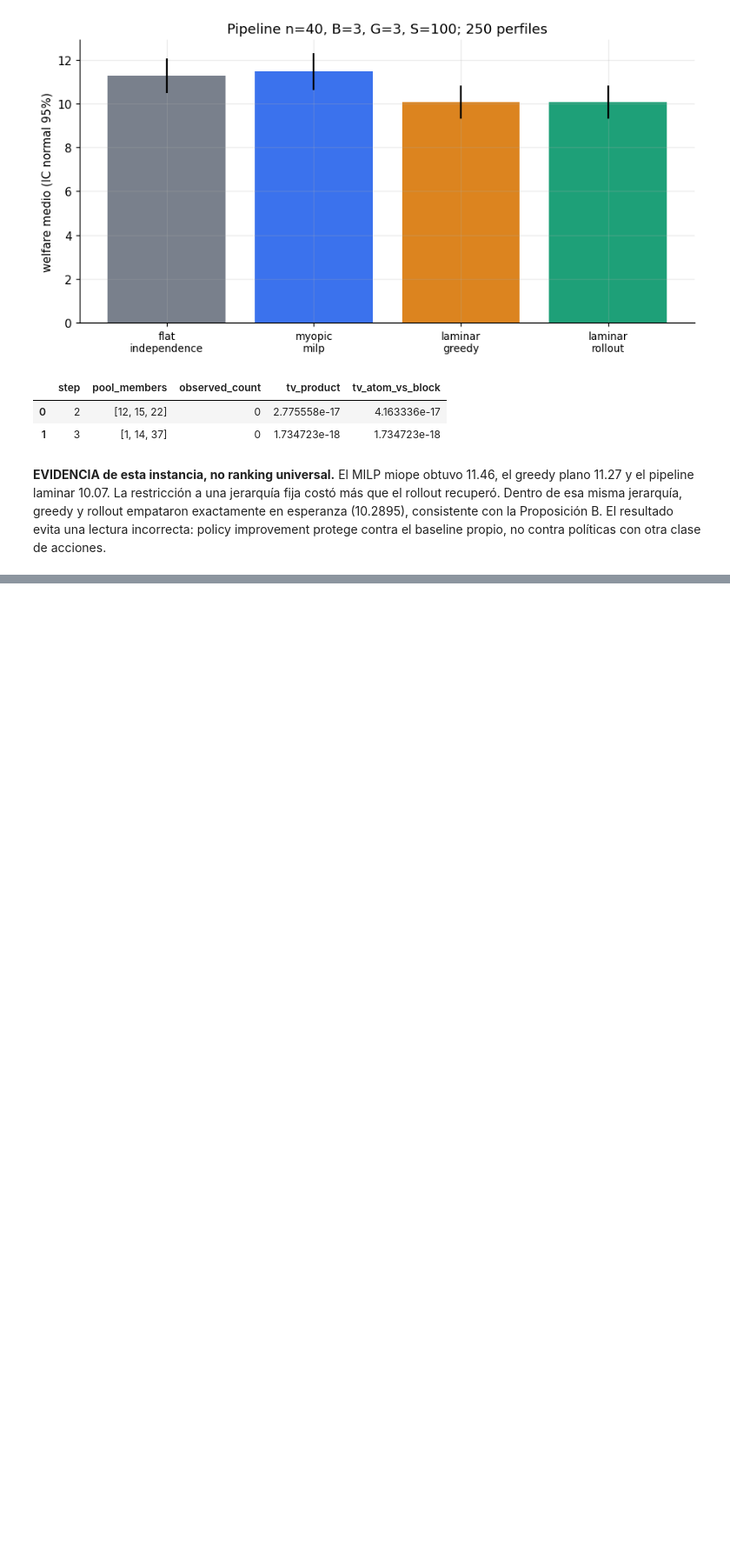
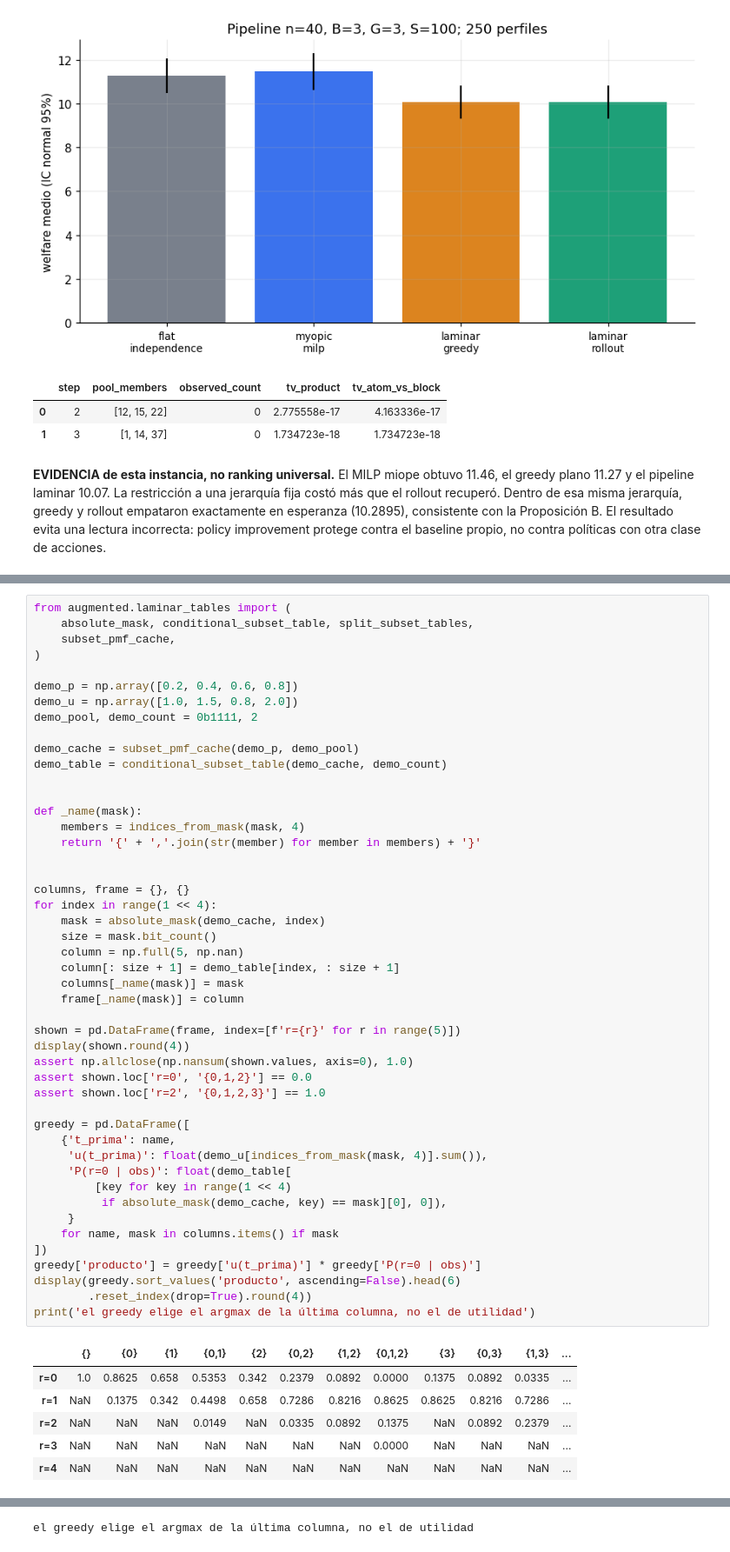
Before and after one commit to hectorrbv/pooled-testing-dynamic, a Jupyter notebook: augmented/notebooks/22_milp_laminar.ipynb, the cells around one changed output, grey strips where cells are left out. Shown at 87% size. Cells and saved outputs as stored; diff of their text form; blank space fills up the shorter version.

```diff
--- a/augmented/notebooks/22_milp_laminar.ipynb
+++ b/augmented/notebooks/22_milp_laminar.ipynb
@@ -560,0 +614,54 @@ políticas con otra clase de acciones.
+# %%
+from augmented.laminar_tables import (
+    absolute_mask, conditional_subset_table, split_subset_tables,
+    subset_pmf_cache,
+)
+
+demo_p = np.array([0.2, 0.4, 0.6, 0.8])
+demo_u = np.array([1.0, 1.5, 0.8, 2.0])
+demo_pool, demo_count = 0b1111, 2
+
+demo_cache = subset_pmf_cache(demo_p, demo_pool)
+demo_table = conditional_subset_table(demo_cache, demo_count)
+
+
+def _name(mask):
+    members = indices_from_mask(mask, 4)
+    return '{' + ','.join(str(member) for member in members) + '}'
+
+
+columns, frame = {}, {}
+for index in range(1 << 4):
+    mask = absolute_mask(demo_cache, index)
+    size = mask.bit_count()
+    column = np.full(5, np.nan)
+    column[: size + 1] = demo_table[index, : size + 1]
+    columns[_name(mask)] = mask
+    frame[_name(mask)] = column
+
+shown = pd.DataFrame(frame, index=[f'r={r}' for r in range(5)])
+display(shown.round(4))
+assert np.allclose(np.nansum(shown.values, axis=0), 1.0)
+assert shown.loc['r=0', '{0,1,2}'] == 0.0
+assert shown.loc['r=2', '{0,1,2,3}'] == 1.0
+
+greedy = pd.DataFrame([
+    {'t_prima': name,
+     'u(t_prima)': float(demo_u[indices_from_mask(mask, 4)].sum()),
+     'P(r=0 | obs)': float(demo_table[
+         [key for key in range(1 << 4)
+          if absolute_mask(demo_cache, key) == mask][0], 0]),
+     }
+    for name, mask in columns.items() if mask
+])
+greedy['producto'] = greedy['u(t_prima)'] * greedy['P(r=0 | obs)']
+display(greedy.sort_values('producto', ascending=False).head(6)
+        .reset_index(drop=True).round(4))
+print('el greedy elige el argmax de la última columna, no el de utilidad')
+# %% [output]
+|  | {} | {0} | {1} | {0,1} | {2} | {0,2} | {1,2} | {0,1,2} | {3} | {0,3} | {1,3} | ... |
+| r=0 | 1.0 | 0.8625 | 0.658 | 0.5353 | 0.342 | 0.2379 | 0.0892 | 0.0000 | 0.1375 | 0.0892 | 0.0335 | ... |
+| r=1 | NaN | 0.1375 | 0.342 | 0.4498 | 0.658 | 0.7286 | 0.8216 | 0.8625 | 0.8625 | 0.8216 | 0.7286 | ... |
+| r=2 | NaN | NaN | NaN | 0.0149 | NaN | 0.0335 | 0.0892 | 0.1375 | NaN | 0.0892 | 0.2379 | ... |
+| r=3 | NaN | NaN | NaN | NaN | NaN | NaN | NaN | 0.0000 | NaN | NaN | NaN | ... |
+| r=4 | NaN | NaN | NaN | NaN | NaN | NaN | NaN | NaN | NaN | NaN | NaN | ... |
@@ -560,0 +675 @@ políticas con otra clase de acciones.
+el greedy elige el argmax de la última columna, no el de utilidad
```
Also changed, not shown: parts of 12 cells of this notebook, 10 other files.
